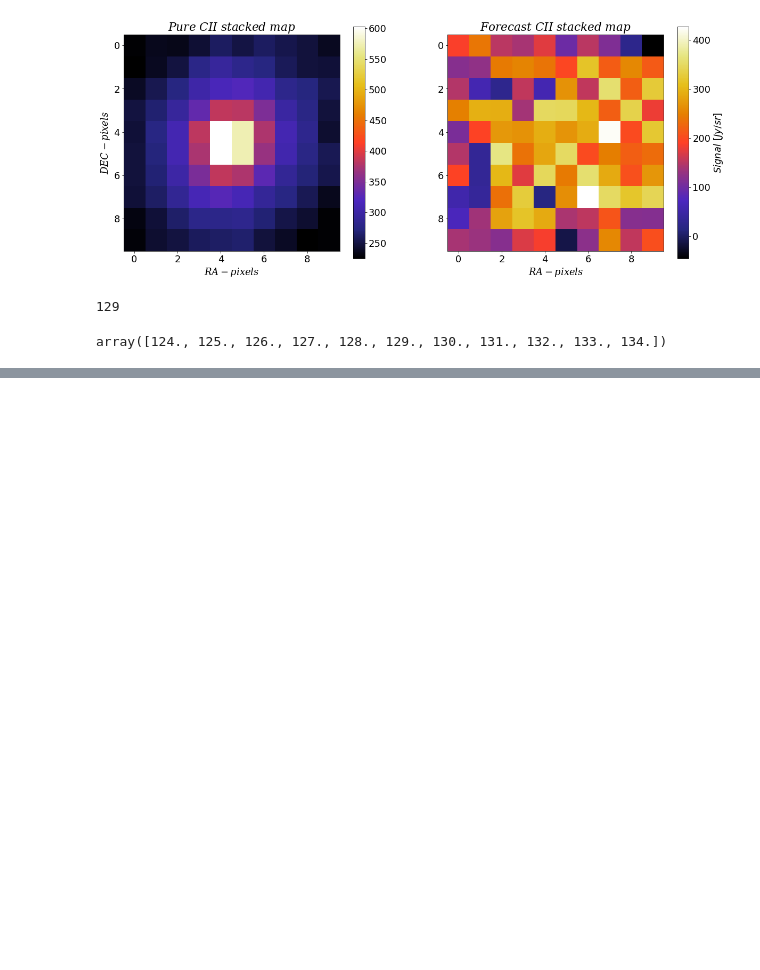
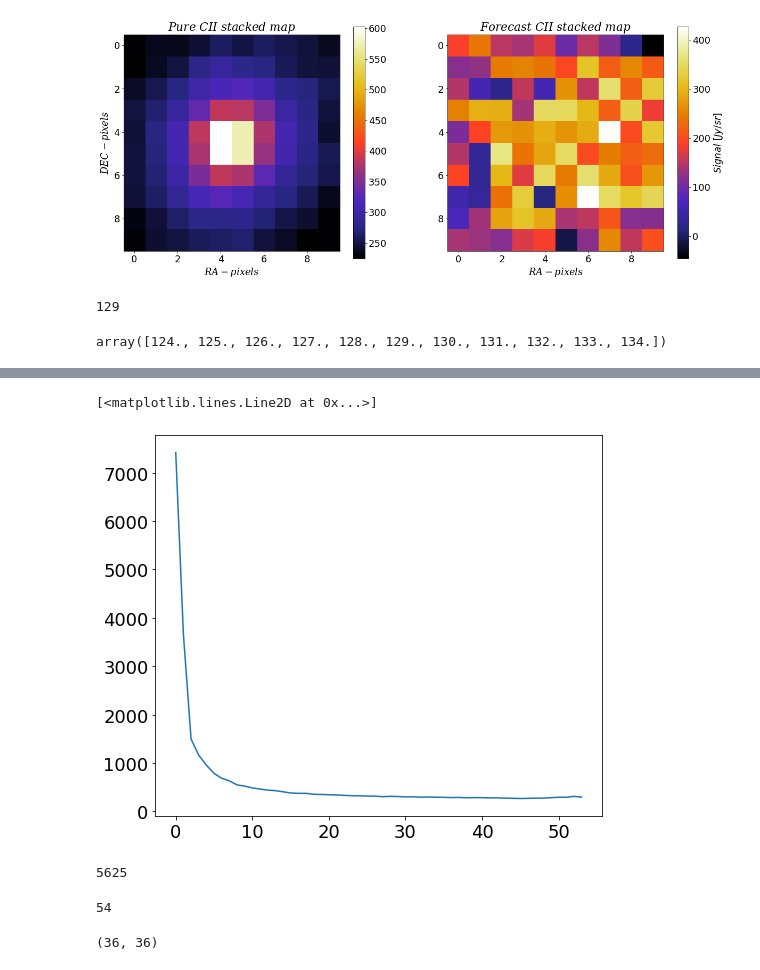
Before and after one commit to PatrickHorlaville/CITA_LIM, a Jupyter notebook: vectorizing_stacks.ipynb, the cells around one changed output, grey strips where cells are left out. Drawn from its saved outputs; the diff is of its cells as text; code cells hidden in the pictures; blank space fills up the shorter version.

Commit message:
adding radial profile

```diff
--- a/vectorizing_stacks.ipynb
+++ b/vectorizing_stacks.ipynb
@@ -994,0 +1061,28 @@ plt.imshow(noisy_stack_t)
+# %%
+n_t = len(pure_stack_t)
+
+center_y_t = np.argmax(pure_stack_t)%n_t
+center_x_t = np.argmax(pure_stack_t) - (np.argmax(pure_stack_t)%n_t)*n_t
+
+center_t = (center_x_t, center_y_t)
+
+y_t, x_t = np.indices((pure_stack_t.shape))
+r_t = np.sqrt((x_t - center_t[0])**2 + (y_t - center_t[1])**2)
+r_t = r_t.astype(int)
+
+tbin_t = np.bincount(r_t.ravel(), pure_stack_t.ravel())
+nr_t = np.bincount(r_t.ravel())
+radialprofile_t = tbin_t / nr_t
+# %%
+plt.plot(radialprofile_t)
+# %% [output]
+[<matplotlib.lines.Line2D at 0x...>]
+[figure, added]
+# %%
+len(r_t.ravel())
+# %% [output]
+5625
+# %%
+len(nr_t)
+# %% [output]
+54
@@ -994,0 +1091,4 @@ plt.imshow(noisy_stack_t)
+# %%
+cent_t
+# %% [output]
+(36, 36)
```
Also changed, not shown: parts of 64 cells of this notebook, 1 other file.
